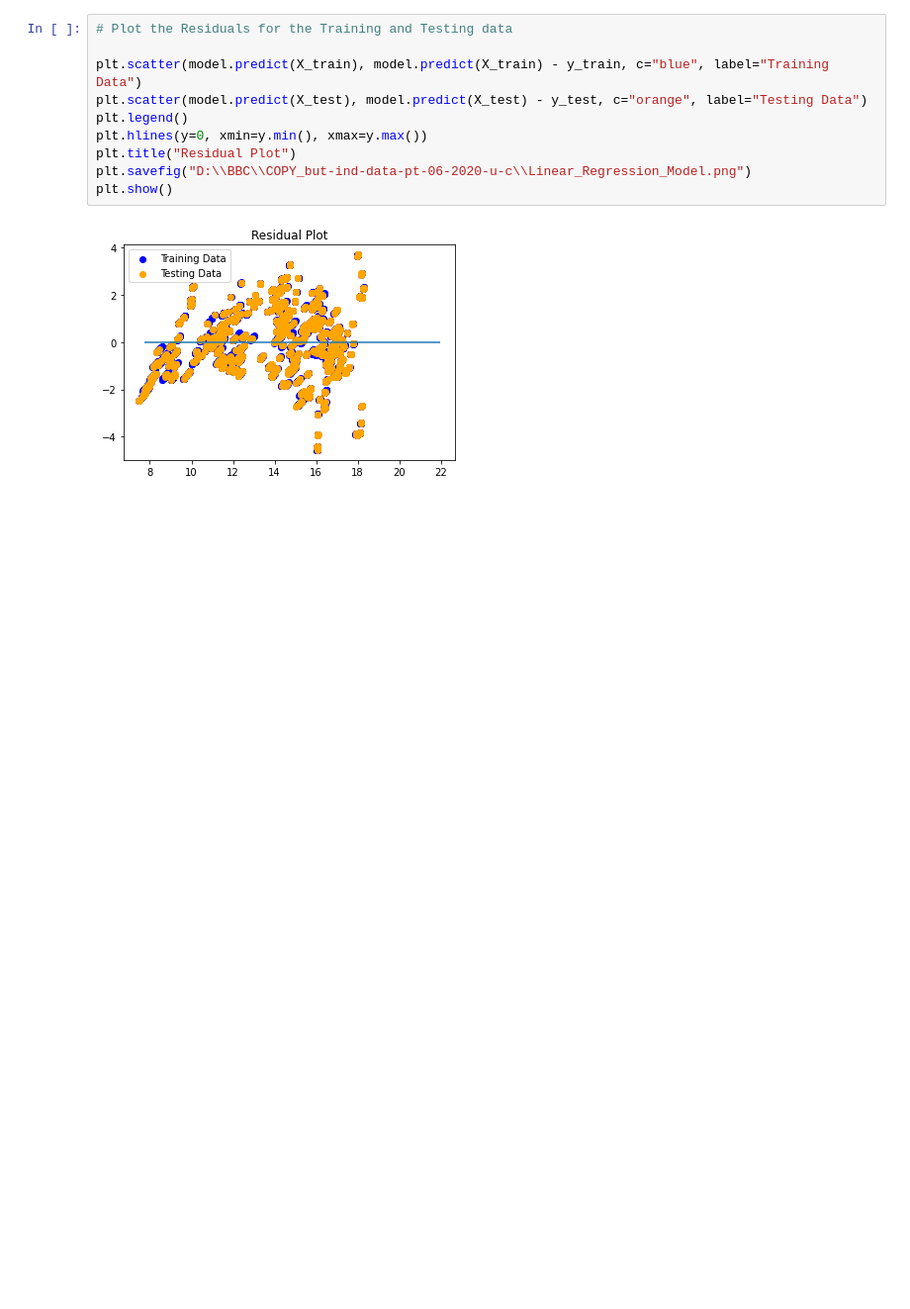
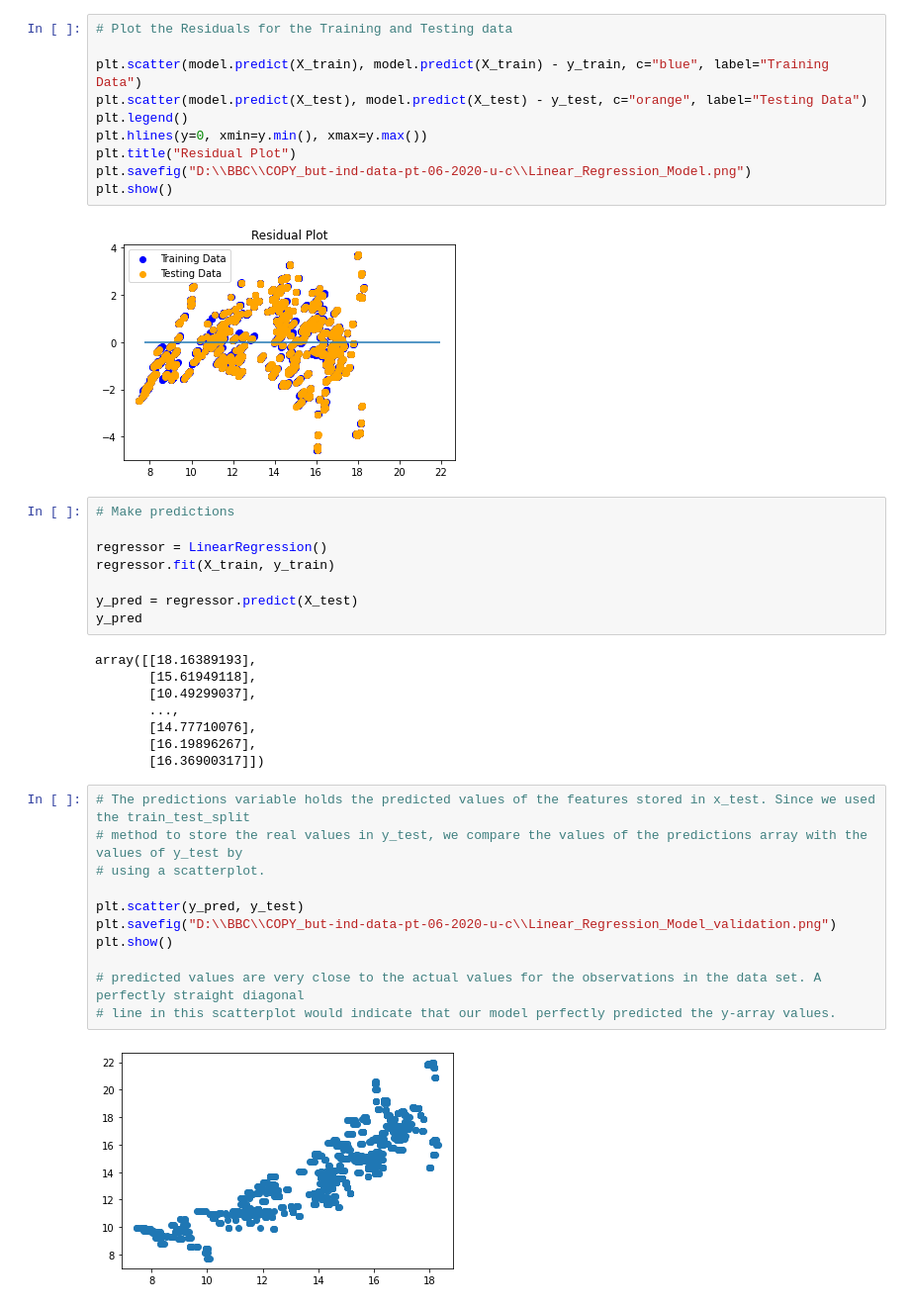
Before and after one commit to nathanprows77/Quality_of_Life, a Jupyter notebook: Machine Learning/final_machine_learning _new data.ipynb, the cells around one changed output. Shown at 99% size. Cells and saved outputs as stored; diff of their text form; blank space fills up the shorter version.

Commit message:
more visualizations, updated ml notebook

```diff
--- a/Machine Learning/final_machine_learning _new data.ipynb
+++ b/Machine Learning/final_machine_learning _new data.ipynb
@@ -881,3 +851,32 @@ plt.savefig("D:\\BBC\\COPY_but-ind-data-pt-06-2020-u-c\\Linear_Regression_Model.
 plt.show()
 # %% [output]
 [figure]
+# %%
+# Make predictions
+
+regressor = LinearRegression()
+regressor.fit(X_train, y_train)
+
+y_pred = regressor.predict(X_test)
+y_pred
+# %% [output]
+array([[18.16389193],
+       [15.61949118],
+       [10.49299037],
+       ...,
+       [14.77710076],
+       [16.19896267],
+       [16.36900317]])
+# %%
+# The predictions variable holds the predicted values of the features stored in x_test. Since we used the train_test_split
+# method to store the real values in y_test, we compare the values of the predictions array with the values of y_test by
+# using a scatterplot.
+
+plt.scatter(y_pred, y_test)
+plt.savefig("D:\\BBC\\COPY_but-ind-data-pt-06-2020-u-c\\Linear_Regression_Model_validation.png")
+plt.show()
+
+# predicted values are very close to the actual values for the observations in the data set. A perfectly straight diagonal
+# line in this scatterplot would indicate that our model perfectly predicted the y-array values.
+# %% [output]
+[figure, added]
```
Also changed, not shown: parts of 15 cells of this notebook, 4 other files.
